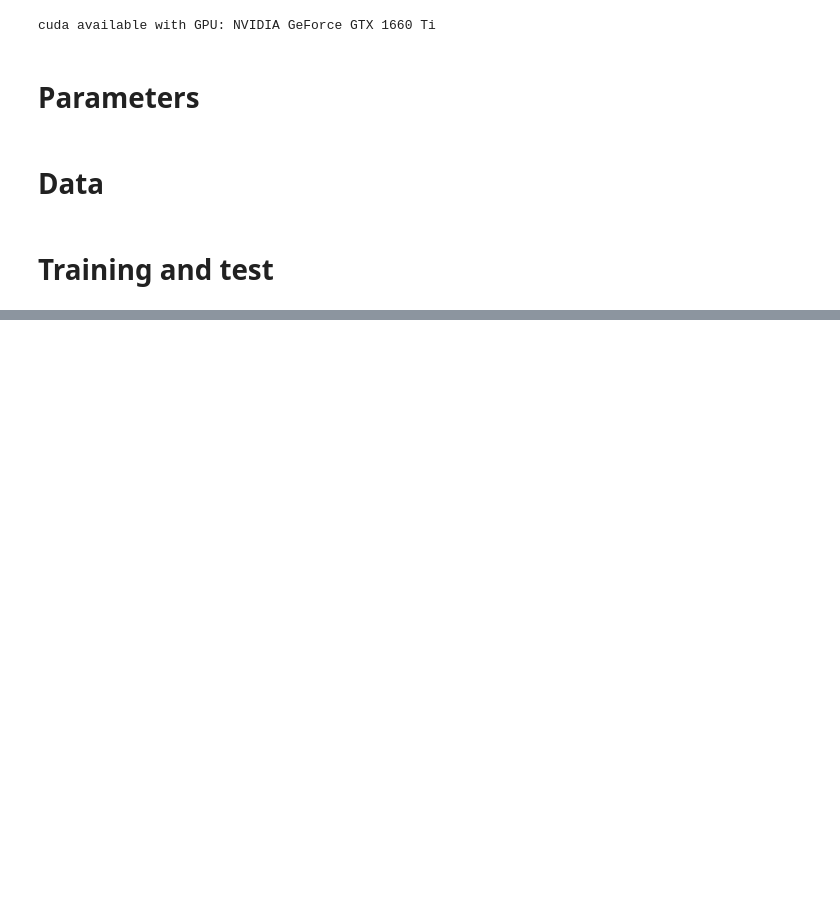
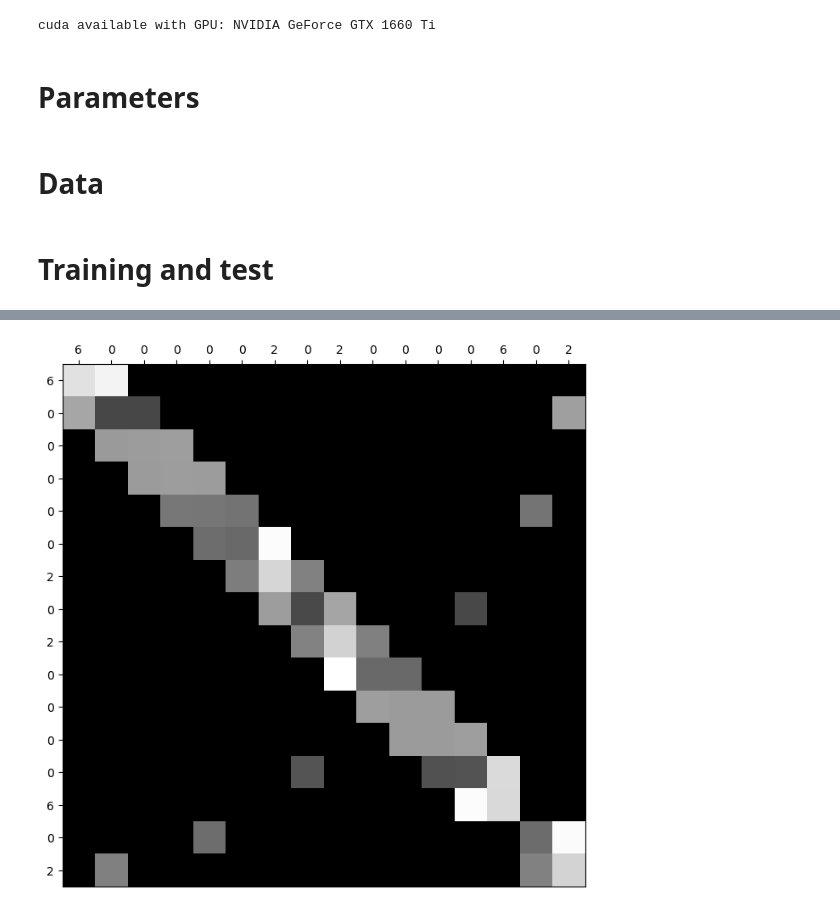
Before and after one commit to cvincent13/Graph-Transformers, a Jupyter notebook: ZINC.ipynb, the cells around one changed output, grey strips where cells are left out. Saved outputs shown, nothing was run; the diff lists cells and outputs as text; code cells hidden in the pictures; blank space fills up the shorter version.

```diff
--- a/ZINC.ipynb
+++ b/ZINC.ipynb
@@ -155,0 +223,17 @@ sum(p.numel() for p in model.parameters() if p.requires_grad)
+# %%
+out, attention_scores = model(g, g.x, g.laplacian_eigs)
+# %%
+layer = 0
+head = 5
+attention_layer = attention_scores[layer]
+att_plot = attention_layer[0].mean(axis=0)
+#att_plot = attention_layer[0,head]
+fig, ax = plt.subplots(figsize=(8,8))
+im = ax.imshow(att_plot, cmap='gray')
+ax.xaxis.tick_top()
+plt.xticks(np.arange(len(g.x)), g.x.detach().cpu().numpy())
+plt.yticks(np.arange(len(g.x)), g.x.detach().cpu().numpy())
+
+plt.show()
+# %% [output]
+[figure, added]
```
Also changed, not shown: parts of 21 cells of this notebook, 8 other files.
